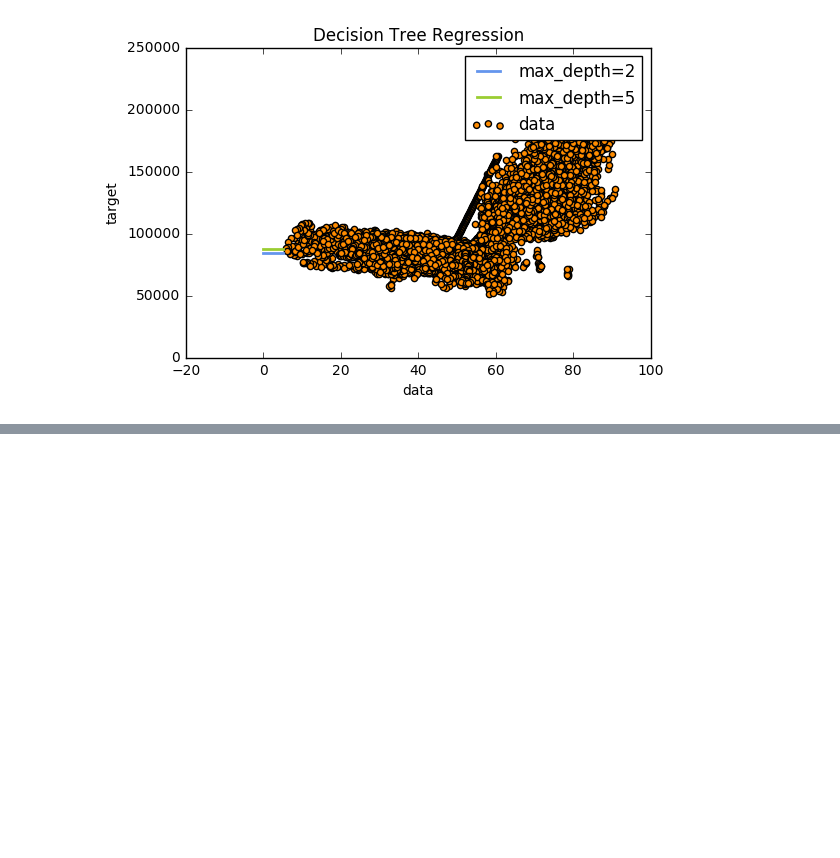
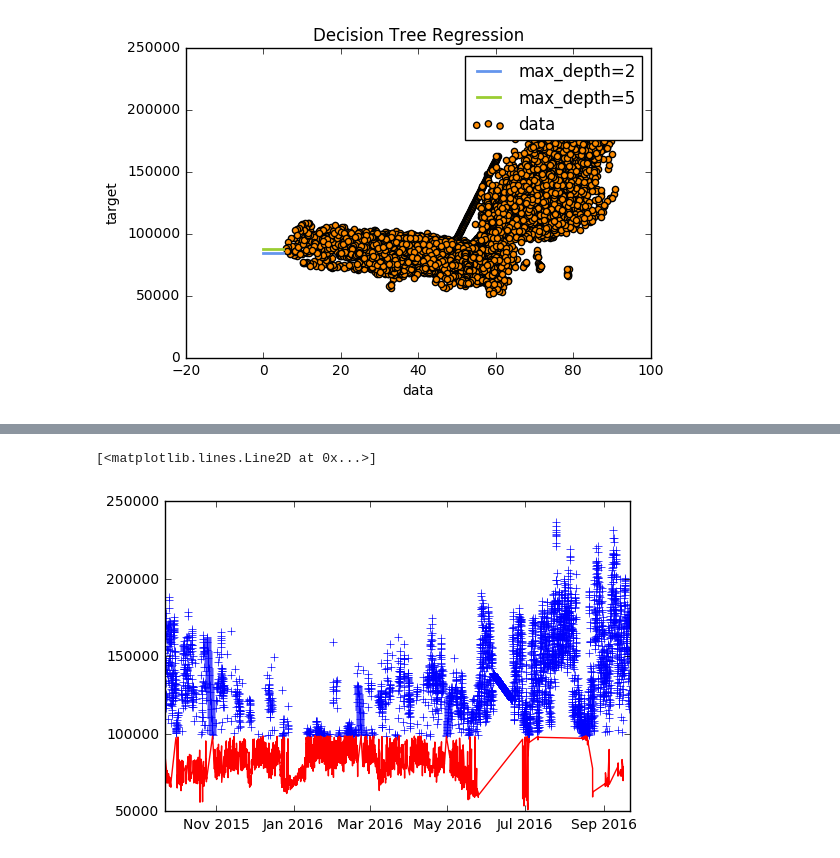
Before and after one commit to RaafeK/Project, a Jupyter notebook: Project_RSR.ipynb, the cells around one changed output, grey strips where cells are left out. Saved outputs shown, nothing was run; the diff lists cells and outputs as text; code cells hidden in the pictures; blank space fills up the shorter version.

```diff
--- a/Project_RSR.ipynb
+++ b/Project_RSR.ipynb
@@ -328,0 +347,6 @@ df.describe()
+# %%
+plt.plot(df[df.Value==1].Power,'b+')
+plt.plot(df[df.Value==-1].Power,'r')
+# %% [output]
+[<matplotlib.lines.Line2D at 0x...>]
+[figure, added]
```
Also changed, not shown: parts of 14 cells of this notebook.
